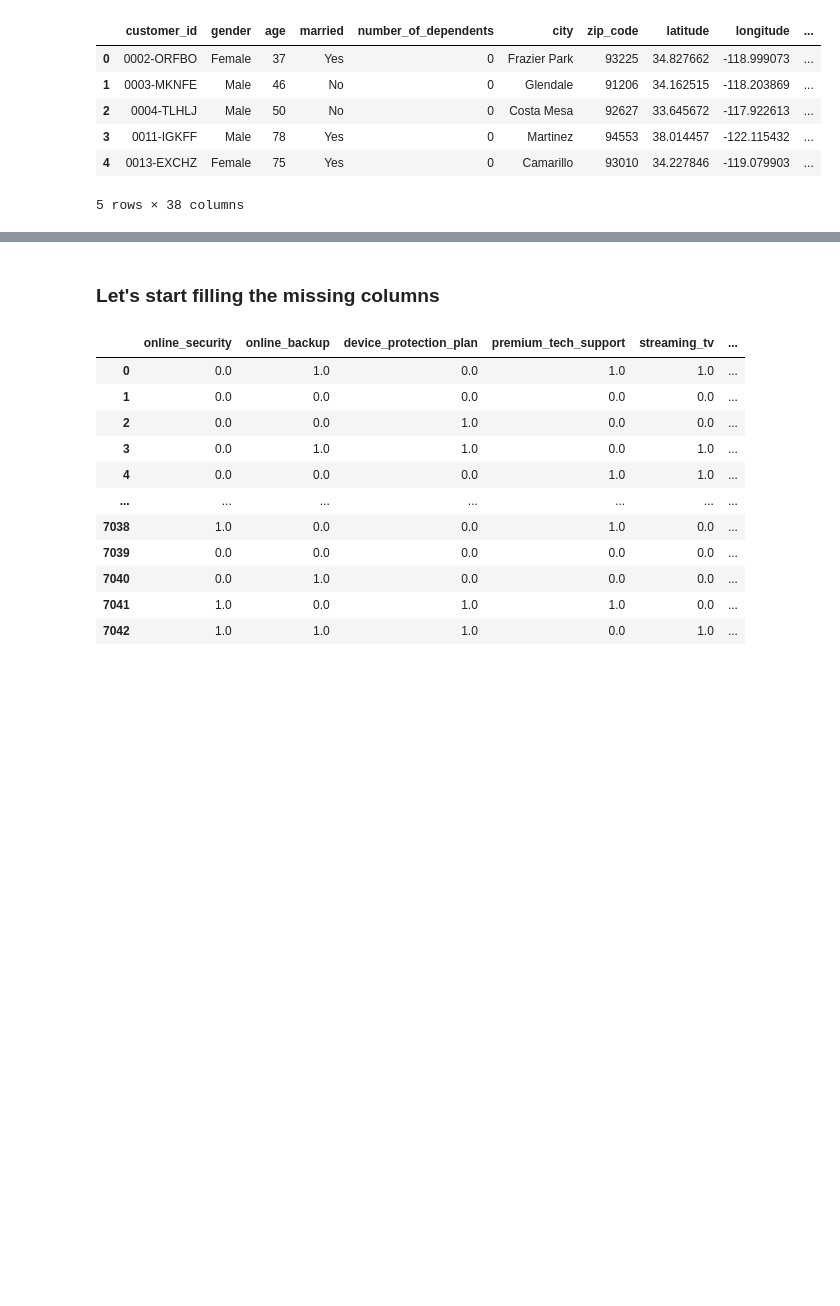
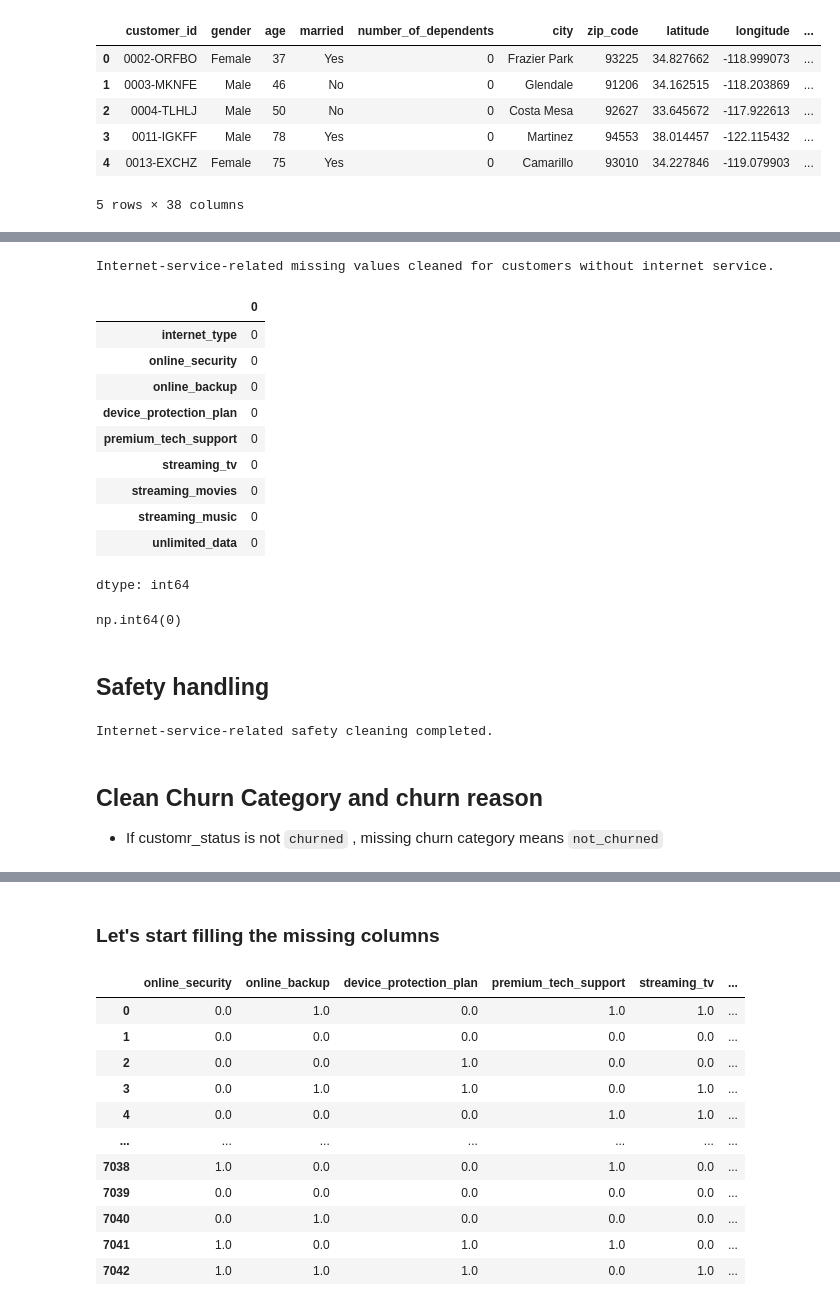
Before and after one commit to Meemansha-spec/EDA-with-Pandas, a Jupyter notebook: Churn_data_cleaning.ipynb, the cells around one changed output, grey strips where cells are left out. Drawn from its saved outputs; the diff is of its cells as text; code cells hidden in the pictures; blank space fills up the shorter version.

```diff
--- a/Churn_data_cleaning.ipynb
+++ b/Churn_data_cleaning.ipynb
@@ -89 +46,4 @@ churn_data.columns = churn_data.columns.str.replace(' ', '_', regex=False)
+# %%
+## remove spaces and covert the columns into lowercase
+df.columns = df.columns.str.lower().str.replace(r'\s+', '_', regex=True)
 # %%
@@ -112,0 +63,2 @@ columns_to_convert = ['phone_service',
+# %%
+df['offer'] = df['offer'].fillna('NO Offer')
@@ -112,0 +83,5 @@ columns_to_convert = ['phone_service',
+# %%
+phone_no_mask = df['phone_service'].eq('No')  ## all false values are selected
+df.loc[phone_no_mask & df['multiple_lines'].isna(),'multiple_lines'] = 'No Phone Service'  ## select the places where multiple lines are missing where phone service is not there, with no phone service
+
+df.loc[phone_no_mask & df['avg_monthly_long_distance_charges'].isna(),'avg_monthly_long_distance_charges'] = 0.0
@@ -112,0 +130,64 @@ columns_to_convert = ['phone_service',
+# %%
+internet_no_mask = df['internet_service'].eq('No')
+internet_columns = [ "internet_type",
+    "online_security", "online_backup",
+    "device_protection_plan", "premium_tech_support", "streaming_tv",
+    "streaming_movies", "streaming_music", "unlimited_data"]
+
+for col in internet_columns:
+    df.loc[internet_no_mask & df[col].isna(), col] = "No Internet Service"
+
+
+df.loc[internet_no_mask & df["avg_monthly_gb_download"].isna(), "avg_monthly_gb_download"] = 0.0
+print("Internet-service-related missing values cleaned for customers without internet service.")
+# %% [output]
+Internet-service-related missing values cleaned for customers without internet service.
+# %%
+df[internet_columns].isna().sum()
+# %% [output]
+|  | 0 |
+| internet_type | 0 |
+| online_security | 0 |
+| online_backup | 0 |
+| device_protection_plan | 0 |
+| premium_tech_support | 0 |
+| streaming_tv | 0 |
+| streaming_movies | 0 |
+| streaming_music | 0 |
+| unlimited_data | 0 |
+dtype: int64
+# %%
+df['avg_monthly_gb_download'].isna().sum()
+# %% [output]
+np.int64(0)
+# %% [markdown]
+## Safety handling
+# %%
+# Safety handling:
+# If internet_service = "Yes" but internet-related values are missing,
+# mark categorical values as Unknown and numeric GB download with median.
+
+internet_yes_mask = df["internet_service"].eq("Yes")
+
+for col in internet_columns:
+    df.loc[
+        internet_yes_mask & df[col].isna(),
+        col
+    ] = "Unknown"
+
+median_gb_download = df.loc[
+    internet_yes_mask,
+    "avg_monthly_gb_download"
+].median()
+
+df.loc[
+    internet_yes_mask & df["avg_monthly_gb_download"].isna(),
+    "avg_monthly_gb_download"
+] = median_gb_download
+
+print("Internet-service-related safety cleaning completed.")
+# %% [output]
+Internet-service-related safety cleaning completed.
+# %% [markdown]
+## Clean Churn Category and churn reason
+- If customr_status is not `churned` , missing churn category means `not_churned`
```
Also changed, not shown: parts of 25 cells of this notebook.
